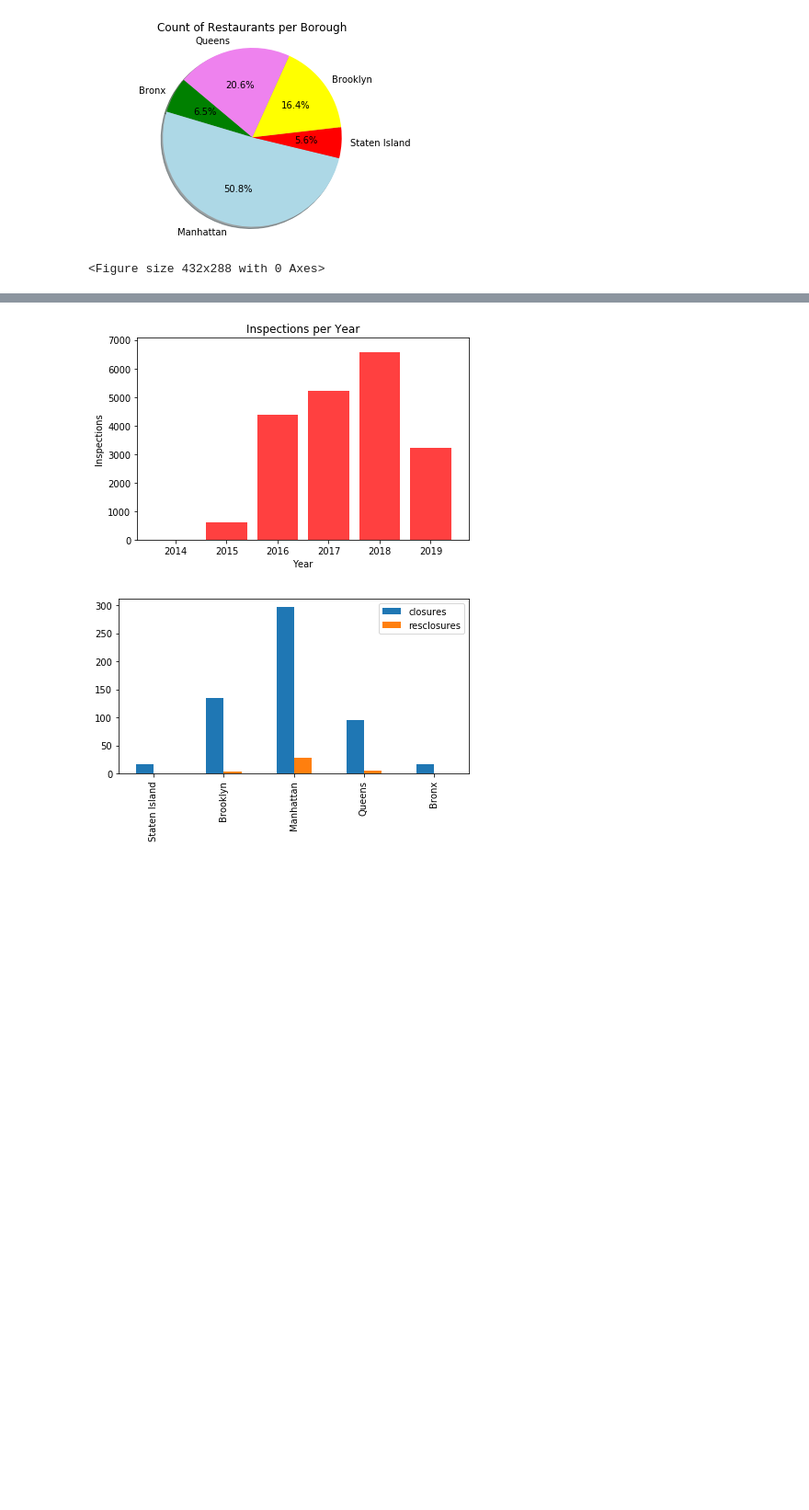
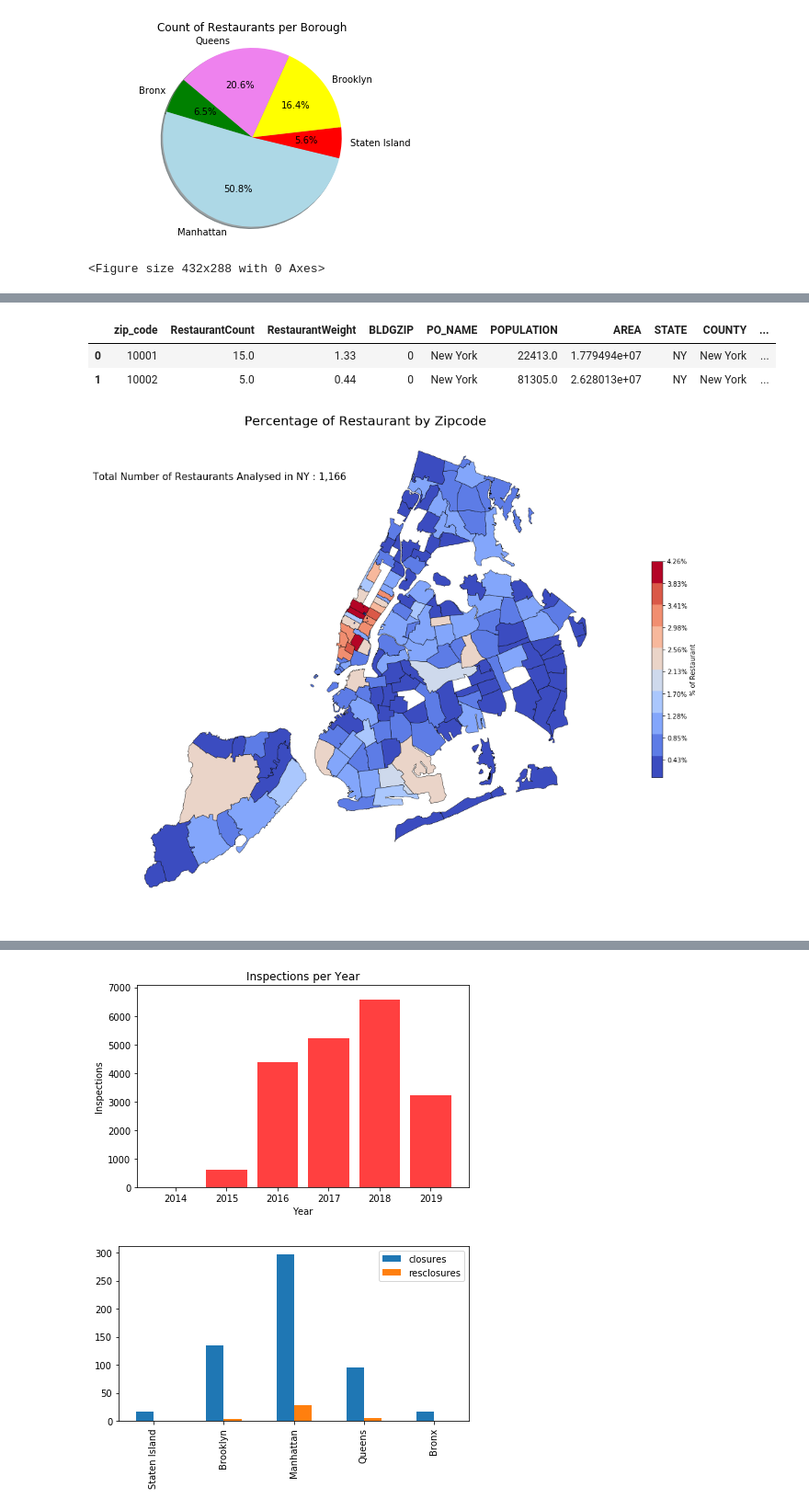
Before and after one commit to dewizdumb/Project-1, a Jupyter notebook: Raza.ipynb, the cells around one changed output, grey strips where cells are left out. Shown at 92% size. Saved outputs shown, nothing was run; the diff lists cells and outputs as text; code cells hidden in the pictures; blank space fills up the shorter version.

Commit message:
merged stuff

```diff
--- a/Raza.ipynb
+++ b/Raza.ipynb
@@ -199,0 +222,14 @@ plt.savefig('Outputs/Count_restaurants.png')
+# %%
+zip_codesData = GeoDataFrame.from_file('ZIP_CODE_040114/ZIP_CODE_040114.shp') #read in shape file
+zip_codesData['ZIPCODE'] = zip_codesData['ZIPCODE'].astype(int) #converting zipcode column to integer data type
+zip_codesData = zip_codesData.rename(columns = {"ZIPCODE" : "zip_code"})
+
+restaurantDensityUpdated = GeoDataFrame(restaurantDensity)
+restaurantDensityUpdated = restaurantDensityUpdated.rename(columns = {"zipcode" : "zip_code"})
+
+#print(type(zip_codesData))
+#print(type(restaurantDensityUpdated))
+
+restaurantDensityUpdated['zip_code'] = restaurantDensityUpdated['zip_code'].astype(int)
+
+restaurantDensityUpdated.head()
@@ -200,3 +243,66 @@ plt.savefig('Outputs/Count_restaurants.png')
+# %%
+# Merge restaurant Density DF with GeoDataFrame zipcode file
+restaurantDensityUpdated = GeoDataFrame(restaurantDensityUpdated.merge(zip_codesData, how='right',
+                                                                       left_on='zip_code', right_on='zip_code'))
+restaurantDensityUpdated= restaurantDensityUpdated.dropna() #drop null values
+restaurantDensityUpdated.head(2)
+# %% [output]
+|  | zip_code | RestaurantCount | RestaurantWeight | BLDGZIP | PO_NAME | POPULATION | AREA | STATE | COUNTY | ... |
+| 0 | 10001 | 15.0 | 1.33 | 0 | New York | 22413.0 | 1.779494e+07 | NY | New York | ... |
+| 1 | 10002 | 5.0 | 0.44 | 0 | New York | 81305.0 | 2.628013e+07 | NY | New York | ... |
+# %%
+numOfcolorGradation = 10
+chartSize = 15
+colorScheme = 'coolwarm'
+edgeColorValue = 'black'
+boundaryLineWidth = 0.5
+
+cmap = plt.cm.get_cmap(colorScheme, numOfcolorGradation)
+
+fig, ax = plt.subplots(figsize = (chartSize,chartSize))
+
+zz_Chart = restaurantDensityUpdated.plot(column='RestaurantWeight',
+                                 cmap=cmap,
+                                 alpha=1,
+                                 linewidth=boundaryLineWidth,
+                                 ax=ax,
+                                 edgecolor=edgeColorValue)
+
+vmin = restaurantDensityUpdated.RestaurantWeight.min()
+vmax = restaurantDensityUpdated.RestaurantWeight.max()
+
+# Create colorbar as a legend
+sm = plt.cm.ScalarMappable(cmap=cmap, norm=plt.Normalize(vmin=vmin, vmax=vmax))
+# empty array for the data range
+sm._A = []
+# add the colorbar to the figure
+
+
+ticksVal=np.linspace(start=0, stop=float(max(restaurantDensityUpdated['RestaurantWeight'].values)),
+                     num=numOfcolorGradation+1)
+
+cbar = fig.colorbar(sm,
+                    cmap=cmap,
+                    ax=ax,
+                    fraction=0.02,
+                    pad=0.08,
+                    label='% of Restaurant',
+                    ticks=ticksVal,
+                    format=StrMethodFormatter('{x:,.2f}%'))
+
+
+plt.title('Percentage of Restaurant by Zipcode', size=20)
+plt.axis('off')
+
+plt.text(0.2, 0.9,
+         s='Total Number of Restaurants Analysed in NY : ' +
+         str(format(int(sum(restaurantDensityUpdated['RestaurantCount'].values)),',d')),
+         ha='center', va='center', transform=ax.transAxes, size=15)
+
+plt.savefig('Percentage_Restaurants_by_Zipcode.png')
+plt.show()
+# %% [output]
+[figure, added]
 # %%
 # Graph 4: scatter plot, Y= grades, x = cuisines
 ## Bin grades into integers (6=A, 5=B, 4=C, etc), and average them per cuisine. Label points.
```
Also changed, not shown: parts of 34 cells of this notebook, 19 other files.
